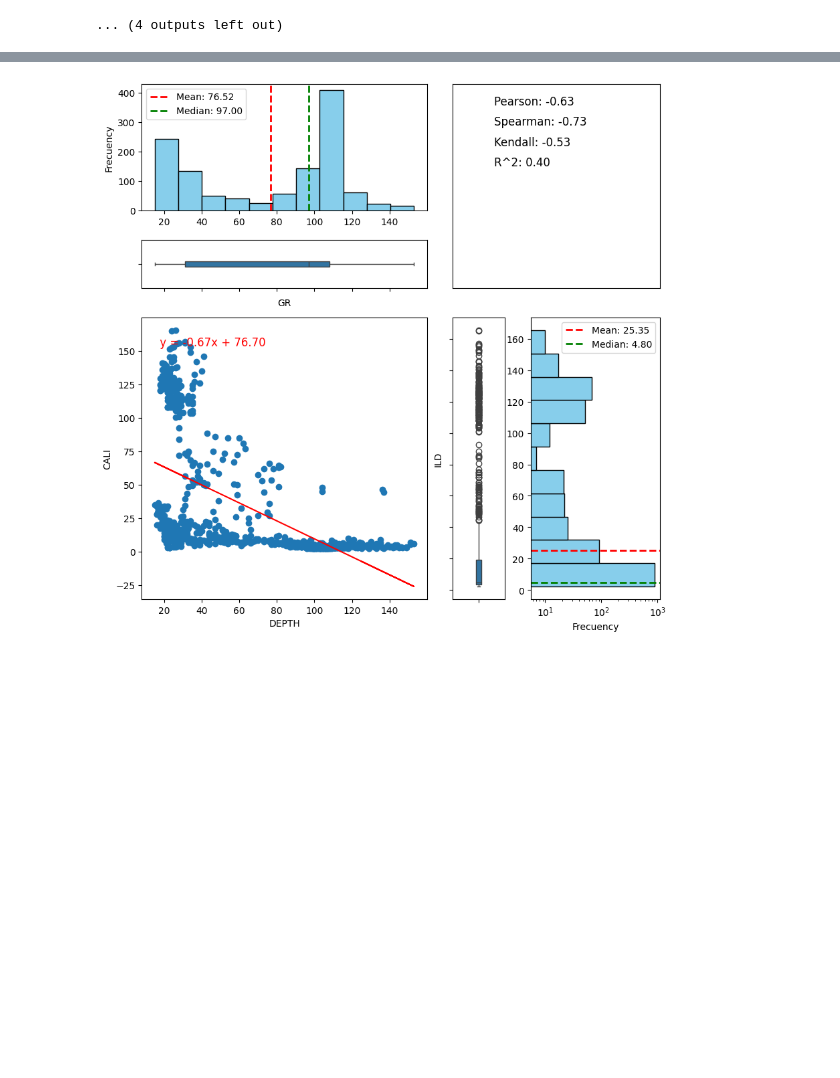
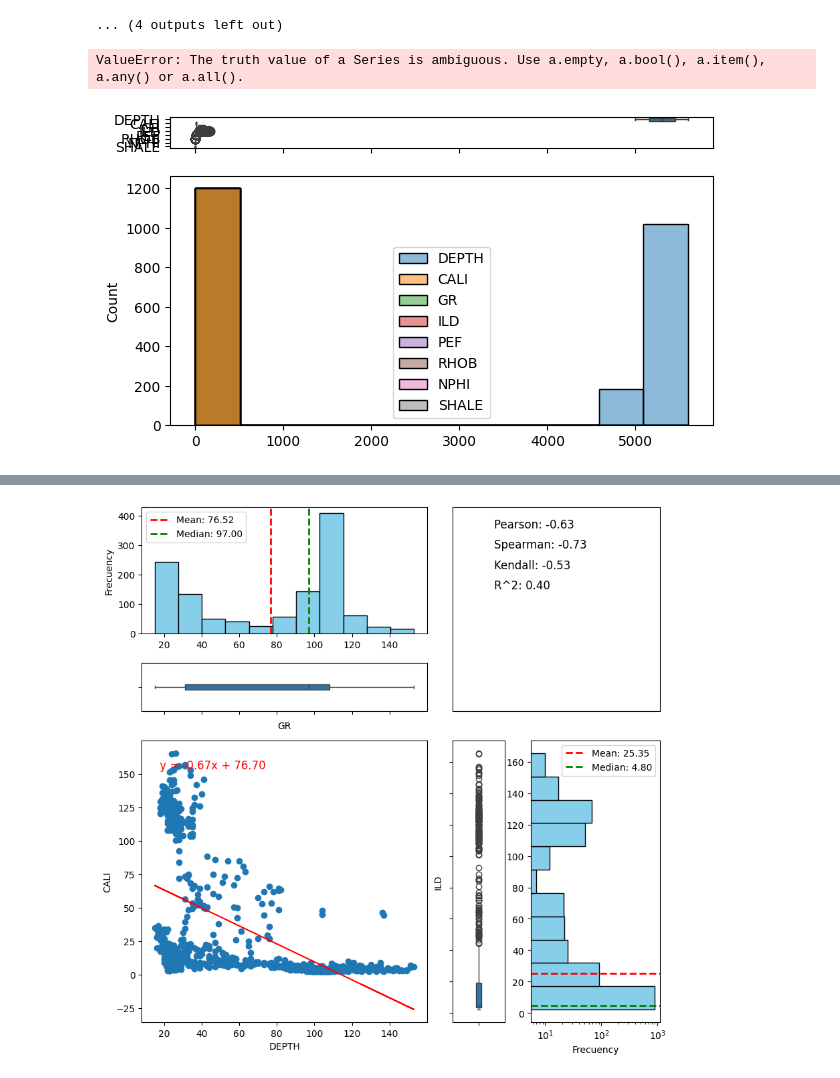
Before and after one commit to smoralesc91/DataScience2024, a Jupyter notebook: T1_mod_ver1.ipynb, the cells around one changed output, grey strips where cells are left out. Cells and saved outputs as stored; diff of their text form; code cells hidden in the pictures; blank space fills up the shorter version.

```diff
--- a/T1_mod_ver1.ipynb
+++ b/T1_mod_ver1.ipynb
@@ -361,4 +361,26 @@ RHOB
 None
 [figure]
 ... (4 outputs left out)
+# %%
+def outliers_iqr(data, rgp):
+  quartil1 = data[rgp].quantile(0.25)
+  quartil3 = data[rgp].quantile(0.75)
+
+  iqr = quartil3 - quartil1
+
+  upper_limit = quartil3 + 1.5 * iqr
+  lower_limit = quartil1 - 1.5 * iqr
+
+  new_data_cap = data.copy()
+  new_data_cap[rgp] = np.where(new_data_cap[rgp] > upper_limit, upper_limit,
+                               np.where(new_data_cap[rgp] < lower_limit,lower_limit,
+                                        new_data_cap[rgp]))
+
+  plot_boxplot_histogram(data)
+  #plot_boxplot_histogram(new_data_cap[rgp])
+# %%
+outliers_iqr(data, rgp='PEF')
+# %% [output]
+ValueError: The truth value of a Series is ambiguous. Use a.empty, a.bool(), a.item(), a.any() or a.all().
+[figure, added]
 # %%
```
Also changed, not shown: parts of 6 cells of this notebook.
